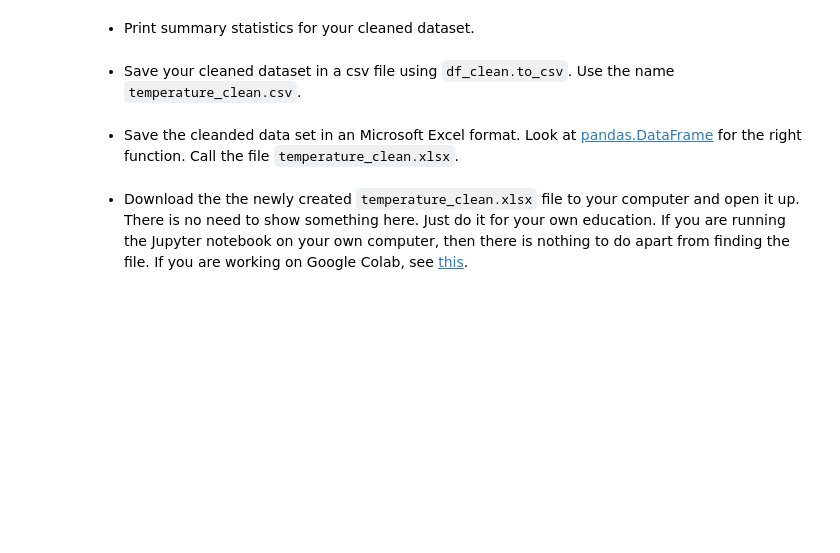
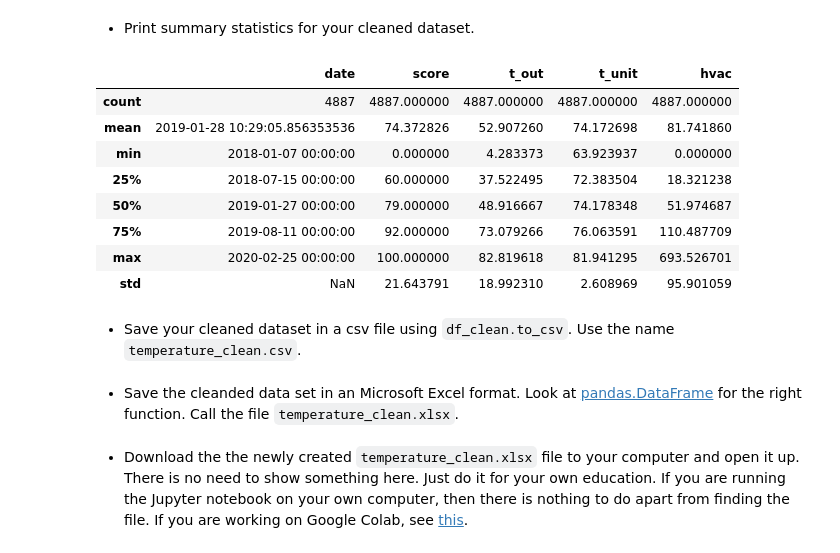
Before and after one commit to Pkuna28/homework, a Jupyter notebook: lecture03/homework_03.ipynb, the cells around one changed output. Saved outputs shown, nothing was run; the diff lists cells and outputs as text; code cells hidden in the pictures; blank space fills up the shorter version.

```diff
--- a/lecture03/homework_03.ipynb
+++ b/lecture03/homework_03.ipynb
@@ -174,3 +219,5 @@ df_clean = # your code here
+# %%
+df_clean = df.dropna()
 # %% [markdown]
 + Verify that there are no NaN values in `df_clean`.
 # %%
@@ -183,5 +250,16 @@ df_clean = # your code here
 + Print summary statistics for your cleaned dataset.
 # %%
 # your code here
+df_clean.describe()
+# %% [output]
+|  | date | score | t_out | t_unit | hvac |
+| count | 4887 | 4887.000000 | 4887.000000 | 4887.000000 | 4887.000000 |
+| mean | 2019-01-28 10:29:05.856353536 | 74.372826 | 52.907260 | 74.172698 | 81.741860 |
+| min | 2018-01-07 00:00:00 | 0.000000 | 4.283373 | 63.923937 | 0.000000 |
+| 25% | 2018-07-15 00:00:00 | 60.000000 | 37.522495 | 72.383504 | 18.321238 |
+| 50% | 2019-01-27 00:00:00 | 79.000000 | 48.916667 | 74.178348 | 51.974687 |
+| 75% | 2019-08-11 00:00:00 | 92.000000 | 73.079266 | 76.063591 | 110.487709 |
+| max | 2020-02-25 00:00:00 | 100.000000 | 82.819618 | 81.941295 | 693.526701 |
+| std | NaN | 21.643791 | 18.992310 | 2.608969 | 95.901059 |
 # %% [markdown]
 + Save your cleaned dataset in a csv file using ``df_clean.to_csv``. Use the name ``temperature_clean.csv``.
```
Also changed, not shown: parts of 15 cells of this notebook.
